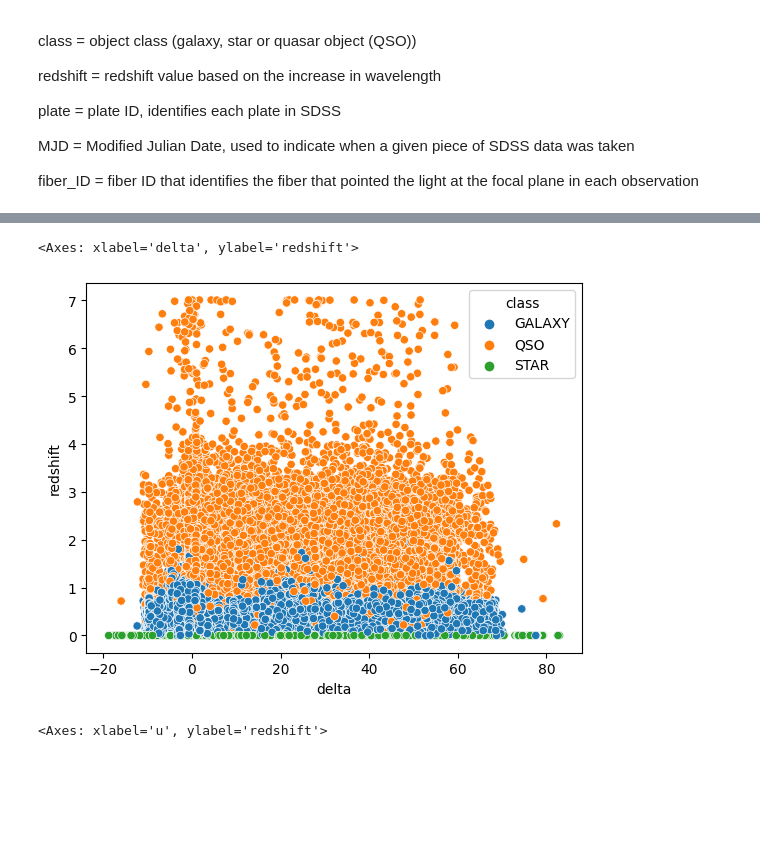
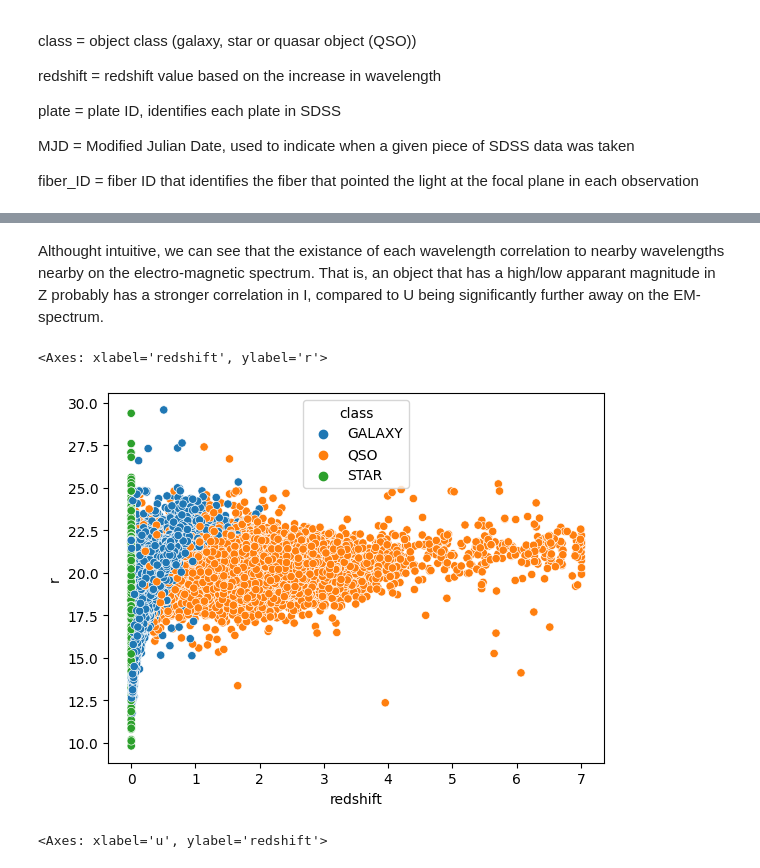
Before and after one commit to AbhaySh4r/ML-AstroSet, a Jupyter notebook: Project1_Visualizations.ipynb, the cells around one changed output, grey strips where cells are left out. Cells and saved outputs as stored; diff of their text form; code cells hidden in the pictures; blank space fills up the shorter version.

```diff
--- a/Project1_Visualizations.ipynb
+++ b/Project1_Visualizations.ipynb
@@ -85,8 +141,10 @@ df.describe()
+# %% [markdown]
+Althought intuitive, we can see that the existance of each wavelength correlation to nearby wavelengths nearby on the electro-magnetic spectrum. That is, an object that has a high/low apparant magnitude in Z probably has a stronger correlation in I, compared to U being significantly further away on the EM-spectrum.
 # %%
-sns.scatterplot(df, y = "redshift", x = "delta", hue = "class")
+sns.scatterplot(df, y = "r", x = "redshift", hue = "class").facet()
 # %% [output]
-<Axes: xlabel='delta', ylabel='redshift'>
+<Axes: xlabel='redshift', ylabel='r'>
-[figure, old version]
+[figure, new version]
 # %%
 sns.scatterplot(df, y = "redshift", x = "u", hue = "class")
 # %% [output]
```
Also changed, not shown: parts of 24 cells of this notebook.
